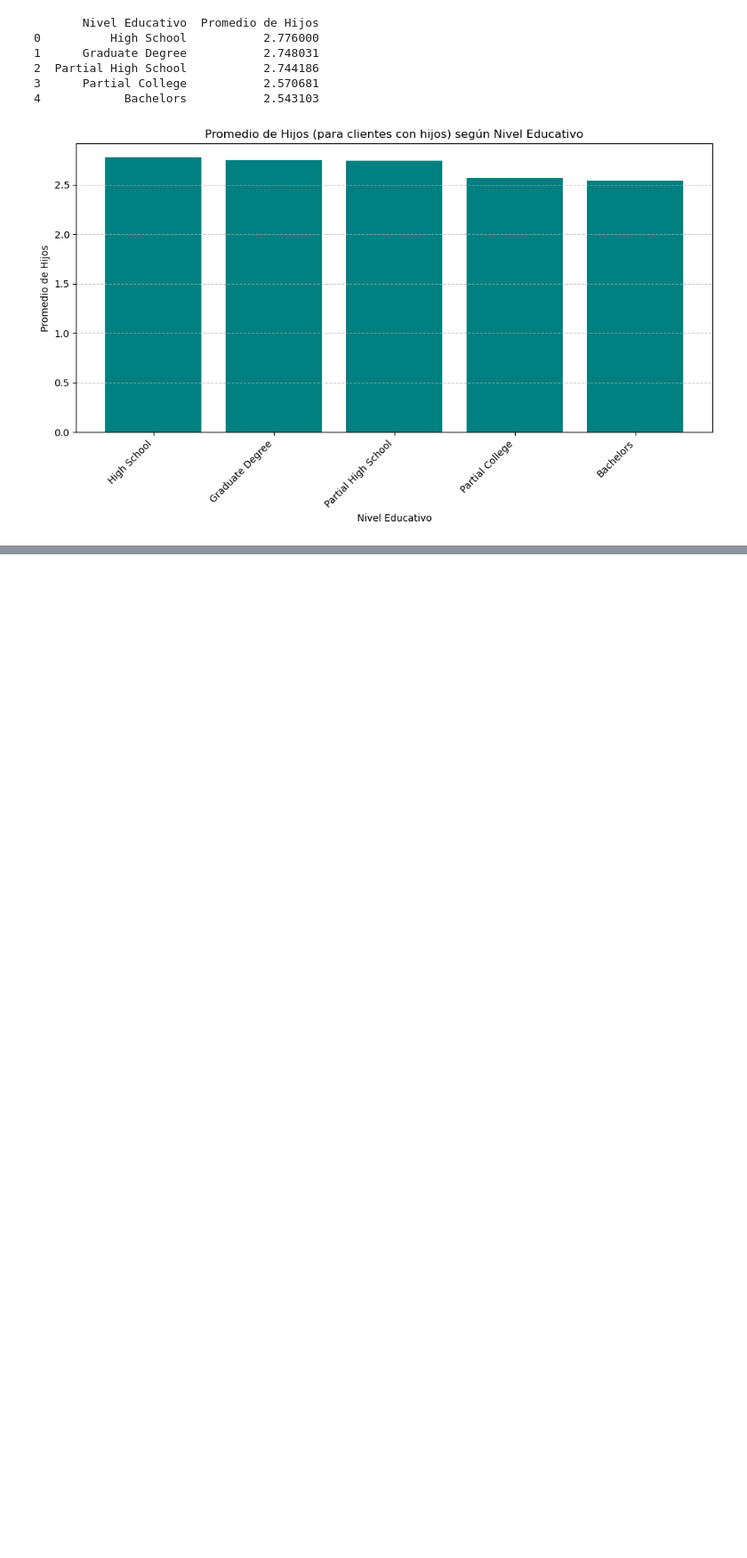
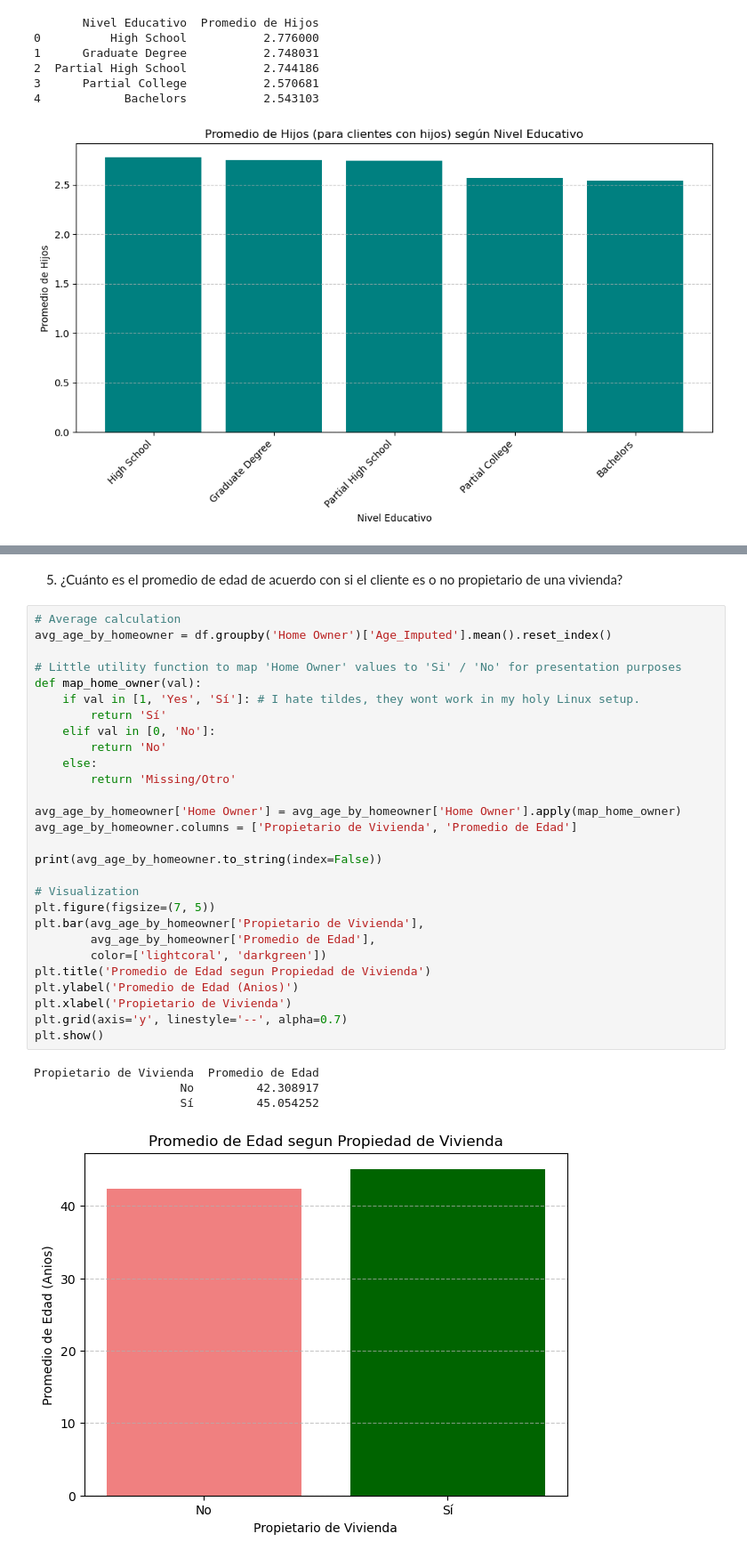
Before and after one commit to AlexC0dex/bike-buyers-data-cleaning-and-prediction, a Jupyter notebook: code/bike-buyers-prediction.ipynb, the cells around one changed output, grey strips where cells are left out. Shown: that part at 89% size. Saved outputs shown, nothing was run; the diff lists cells and outputs as text; blank space fills up the shorter version.

```diff
--- a/code/bike-buyers-prediction.ipynb
+++ b/code/bike-buyers-prediction.ipynb
@@ -455,0 +500,35 @@ plt.show()
+# %% [markdown]
+5. ¿Cuánto es el promedio de edad de acuerdo con si el cliente es o no propietario de una vivienda?
+# %%
+# Average calculation
+avg_age_by_homeowner = df.groupby('Home Owner')['Age_Imputed'].mean().reset_index()
+
+# Little utility function to map 'Home Owner' values to 'Si' / 'No' for presentation purposes
+def map_home_owner(val):
+    if val in [1, 'Yes', 'Sí']: # I hate tildes, they wont work in my holy Linux setup.
+        return 'Sí'
+    elif val in [0, 'No']:
+        return 'No'
+    else:
+        return 'Missing/Otro'
+
+avg_age_by_homeowner['Home Owner'] = avg_age_by_homeowner['Home Owner'].apply(map_home_owner)
+avg_age_by_homeowner.columns = ['Propietario de Vivienda', 'Promedio de Edad']
+
+print(avg_age_by_homeowner.to_string(index=False))
+
+# Visualization
+plt.figure(figsize=(7, 5))
+plt.bar(avg_age_by_homeowner['Propietario de Vivienda'],
+        avg_age_by_homeowner['Promedio de Edad'],
+        color=['lightcoral', 'darkgreen'])
+plt.title('Promedio de Edad segun Propiedad de Vivienda')
+plt.ylabel('Promedio de Edad (Anios)')
+plt.xlabel('Propietario de Vivienda')
+plt.grid(axis='y', linestyle='--', alpha=0.7)
+plt.show()
+# %% [output]
+Propietario de Vivienda  Promedio de Edad
+                     No         42.308917
+                     Sí         45.054252
+[figure, added]
```
Also changed, not shown: parts of 3 cells of this notebook.
